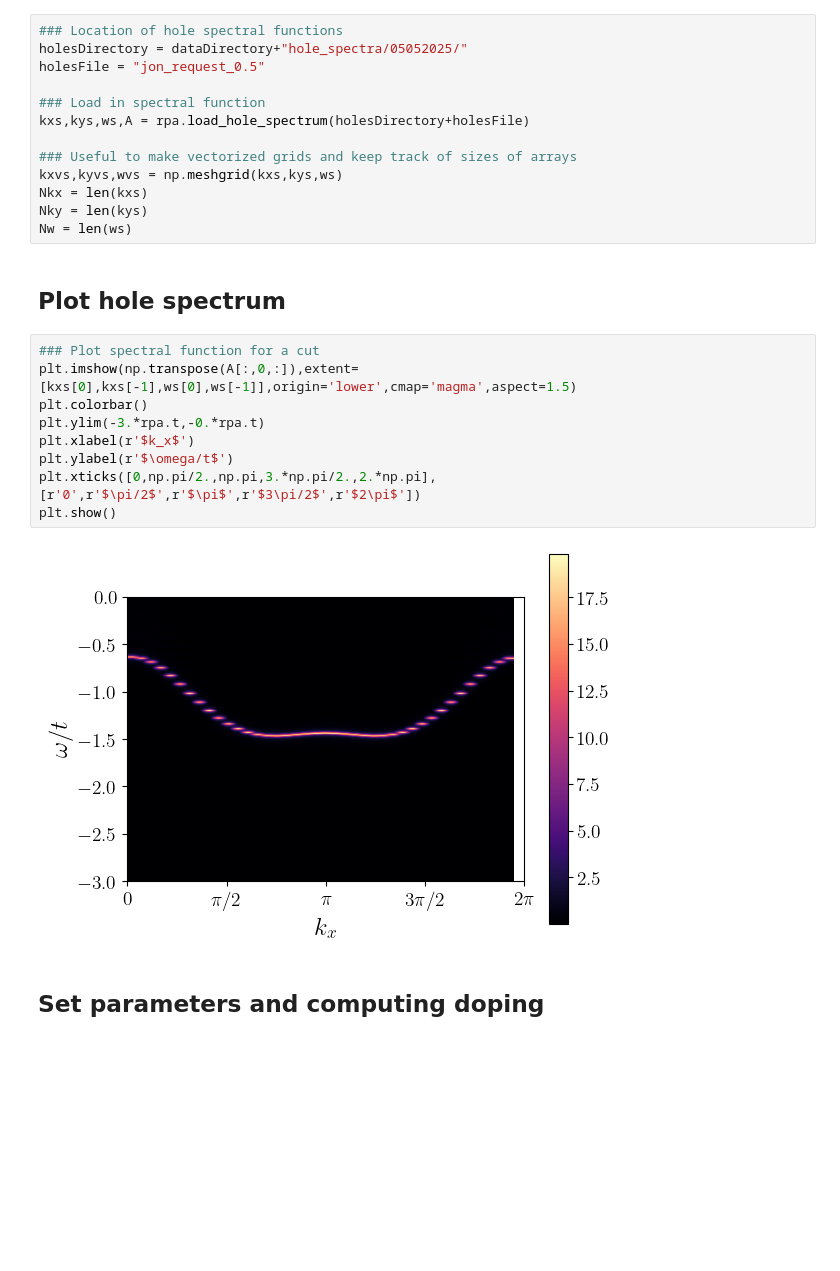
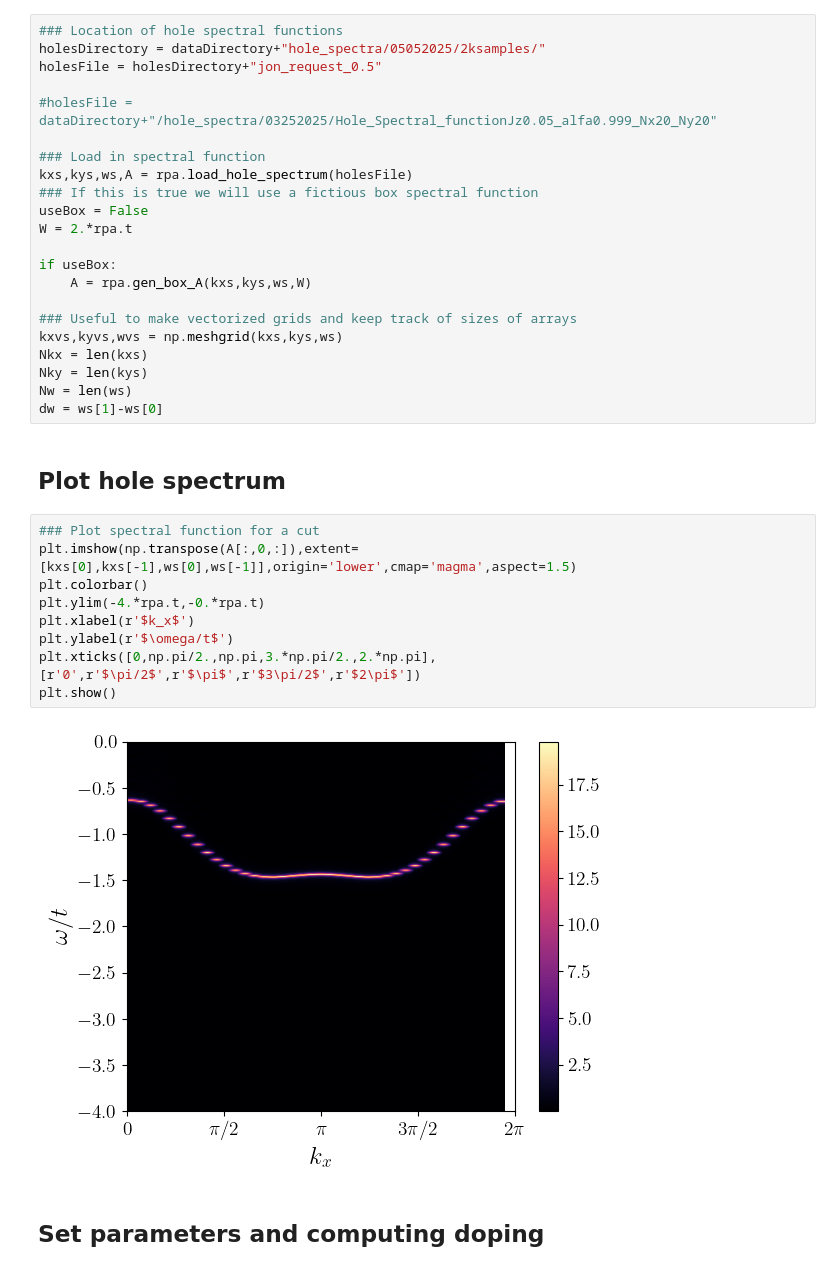
Before and after one commit to j-curtis/holes_and_magnons, a Jupyter notebook: Magnon_RPA_plots.ipynb, the cells around one changed output. Drawn from its saved outputs; the diff is of its cells as text; blank space fills up the shorter version.

```diff
--- a/Magnon_RPA_plots.ipynb
+++ b/Magnon_RPA_plots.ipynb
@@ -27,30 +27,39 @@ dataDirectory = "../data/" ### Data is loaded from and stored to this folder
 ## Load in spectral function
 # %%
 ### Location of hole spectral functions
-holesDirectory = dataDirectory+"hole_spectra/05052025/"
-holesFile = "jon_request_0.5"
+holesDirectory = dataDirectory+"hole_spectra/05052025/2ksamples/"
+holesFile = holesDirectory+"jon_request_0.5"
+
+#holesFile = dataDirectory+"/hole_spectra/03252025/Hole_Spectral_functionJz0.05_alfa0.999_Nx20_Ny20"
 
 ### Load in spectral function
-kxs,kys,ws,A = rpa.load_hole_spectrum(holesDirectory+holesFile)
+kxs,kys,ws,A = rpa.load_hole_spectrum(holesFile)
+### If this is true we will use a fictious box spectral function
+useBox = False
+W = 2.*rpa.t
+
+if useBox:
+    A = rpa.gen_box_A(kxs,kys,ws,W)
 
 ### Useful to make vectorized grids and keep track of sizes of arrays
 kxvs,kyvs,wvs = np.meshgrid(kxs,kys,ws)
 Nkx = len(kxs)
 Nky = len(kys)
 Nw = len(ws)
+dw = ws[1]-ws[0]
 # %% [markdown]
 ## Plot hole spectrum
 # %%
 ### Plot spectral function for a cut
 plt.imshow(np.transpose(A[:,0,:]),extent=[kxs[0],kxs[-1],ws[0],ws[-1]],origin='lower',cmap='magma',aspect=1.5)
 plt.colorbar()
-plt.ylim(-3.*rpa.t,-0.*rpa.t)
+plt.ylim(-4.*rpa.t,-0.*rpa.t)
 plt.xlabel(r'$k_x$')
 plt.ylabel(r'$\omega/t$')
 plt.xticks([0,np.pi/2.,np.pi,3.*np.pi/2.,2.*np.pi],[r'0',r'$\pi/2$',r'$\pi$',r'$3\pi/2$',r'$2\pi$'])
 plt.show()
 # %% [output]
-[figure, old version]
+[figure, new version]
 # %% [markdown]
 ## Set parameters and computing doping
 # %%
```
Also changed, not shown: parts of 9 cells of this notebook, 2 other files.
